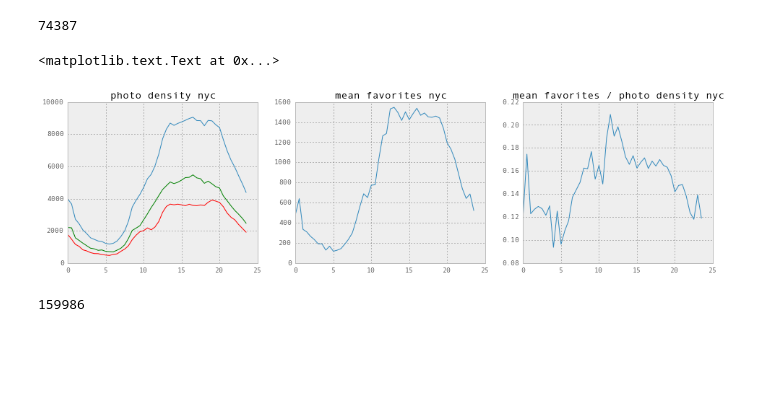
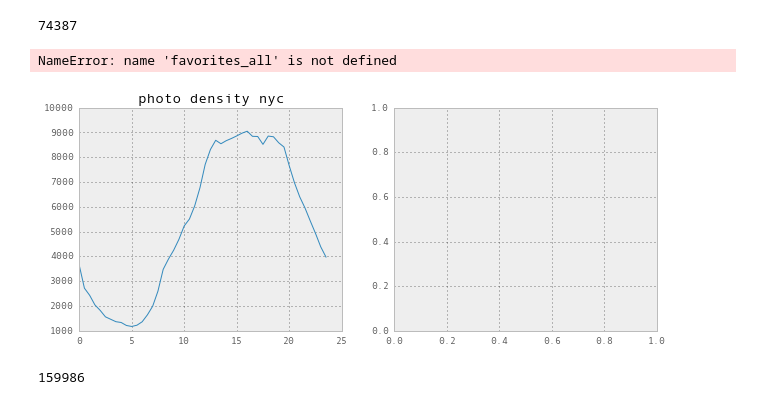
Before and after one commit to helenaxwang/AveNeue, a Jupyter notebook: analyze_flickr.py.ipynb, the cells around one changed output. Saved outputs shown, nothing was run; the diff lists cells and outputs as text; code cells hidden in the pictures; blank space fills up the shorter version.

Commit message:
added error handling and slide page

```diff
--- a/analyze_flickr.py.ipynb
+++ b/analyze_flickr.py.ipynb
@@ -178,21 +178,23 @@ photos2.index = pd.to_datetime(photos2['date_taken'])
 # %%
 # round to the nearest hour or whatever other interval
 # http://stackoverflow.com/questions/24479577/pandas-timestamp-index-rounding-to-the-nearest-5th-minute
+do_nyc_users = False
 nsround = 30*60*1000000000   # 60 minutes in nanoseconds
 
-photos2.index = pd.DatetimeIndex(((photos2.index.astype(np.int64) // nsround + 1 ) * nsround))
+photos2.index = pd.DatetimeIndex(((photos2.index.astype(np.int64) // nsround ) * nsround))
 # do the same thing for the date_taken column
 photos2['date_taken'] = pd.DatetimeIndex(((pd.to_datetime(photos2.date_taken).astype(np.int64) // nsround + 1 ) * nsround))
+photos2 = photos2.drop_duplicates(['user_id','date_taken'])
 
 # divide up into nyc and non nyc users
-photos_nyc = photos2.ix[isnyc]
-photos_nonyc = photos2.ix[isnyc==False]
-print 'photos_nyc', photos_nyc.shape
+if do_nyc_users:
+    photos_nyc = photos2.ix[isnyc]
+    photos_nonyc = photos2.ix[isnyc==False]
+    print 'photos_nyc', photos_nyc.shape
 
-photos2 = photos2.drop_duplicates(['user_id','date_taken'])
-photos_nyc = photos_nyc.drop_duplicates(['user_id','date_taken'])
-photos_nonyc = photos_nonyc.drop_duplicates(['user_id','date_taken'])
+    photos_nyc = photos_nyc.drop_duplicates(['user_id','date_taken'])
+    photos_nonyc = photos_nonyc.drop_duplicates(['user_id','date_taken'])
 
-print photos2.shape[0], photos_nyc.shape[0], photos_nonyc.shape[0]
+    print photos2.shape[0], photos_nyc.shape[0], photos_nonyc.shape[0]
 photos2.head()
 # %% [output]
@@ -279,20 +278,25 @@ def get_hour_mean(photo_df, loc, radius=0.005, normalize=False):
 # compute the hour mean for all of nyc
 hour_all_normalized = photos2.user_id.groupby(lambda x: (x.hour, x.minute)).count()/photos2.user_id.count()
 hour_all = photos2.user_id.groupby(lambda x: (x.hour, x.minute)).count()
+print photos2.shape
 
 # compute the mean for local users
-hour_all_nyc = photos_nyc.user_id.groupby(lambda x: (x.hour, x.minute)).count()
-hour_all_nonyc = photos_nonyc.user_id.groupby(lambda x: (x.hour, x.minute)).count()
-print sum(hour_all), sum(hour_all_nyc), sum(hour_all_nonyc)
+if do_nyc_users:
+    hour_all_nyc = photos_nyc.user_id.groupby(lambda x: (x.hour, x.minute)).count()
+    hour_all_nonyc = photos_nonyc.user_id.groupby(lambda x: (x.hour, x.minute)).count()
+    print sum(hour_all), sum(hour_all_nyc), sum(hour_all_nonyc)
 
 #photos2['weighted_count'] = photos2['Fav']+1
 #photos2['weighted_count'] = photos2['weighted_count'].fillna(1)
 #hour_all_favweight = photos2.weighted_count.groupby(lambda x: (x.hour, x.minute)).mean()
 
 # compute favorites of all of new york city
-favorites_all = get_favcounts_sql(db, [40.74844,-73.985664], radius=1.0)
-favorites_all = favorites_all.Fav[favorites_all.Fav>0].groupby(lambda x: (x.hour, x.minute)).count()
+#favorites_all = get_favcounts_sql(db, [40.74844,-73.985664], radius=1.0)
+#favorites_all = favorites_all.Fav[favorites_all.Fav>0].groupby(lambda x: (x.hour, x.minute)).count()
 
 time_axis = np.linspace(0,24,len(hour_all)+1)
 time_axis = time_axis[:-1]
+
+fig = plt.figure(figsize=(6,4))
+plt.plot(time_axis,hour_all)
 # %% [output]
@@ -323,26 +328,26 @@ sum(photos2['Fav'].notnull())
 # %%
 # plot stuff
 fig = plt.figure(figsize=(16,4))
 plt.subplot(1,3,1)
 plt.plot(time_axis,hour_all)
-plt.plot(time_axis, hour_all_nyc,'r')
-plt.plot(time_axis, hour_all_nonyc,'g')
+#plt.plot(time_axis, hour_all_nyc,'r')
+#plt.plot(time_axis, hour_all_nonyc,'g')
 plt.title('photo density nyc')
 
 # plt.subplot(2,2,2)
 # plt.plot(time_axis,hour_all_favweight)
 # plt.title('photo density weighted by favorites nyc')
 
 plt.subplot(1,3,2)
 plt.plot(time_axis,favorites_all)
 plt.title('mean favorites nyc')
 
 plt.subplot(1,3,3)
 plt.plot(time_axis,favorites_all/hour_all)
 plt.title('mean favorites / photo density nyc')
 # %% [output]
-<matplotlib.text.Text at 0x...>
+NameError: name 'favorites_all' is not defined
-[figure, old version]
+[figure, new version]
 # %%
 # divide photos up by weekday or weekend
 # photos2['dayofweek'] = photos2.index.dayofweek
```
Also changed, not shown: parts of 9 cells of this notebook, 5 other files.
